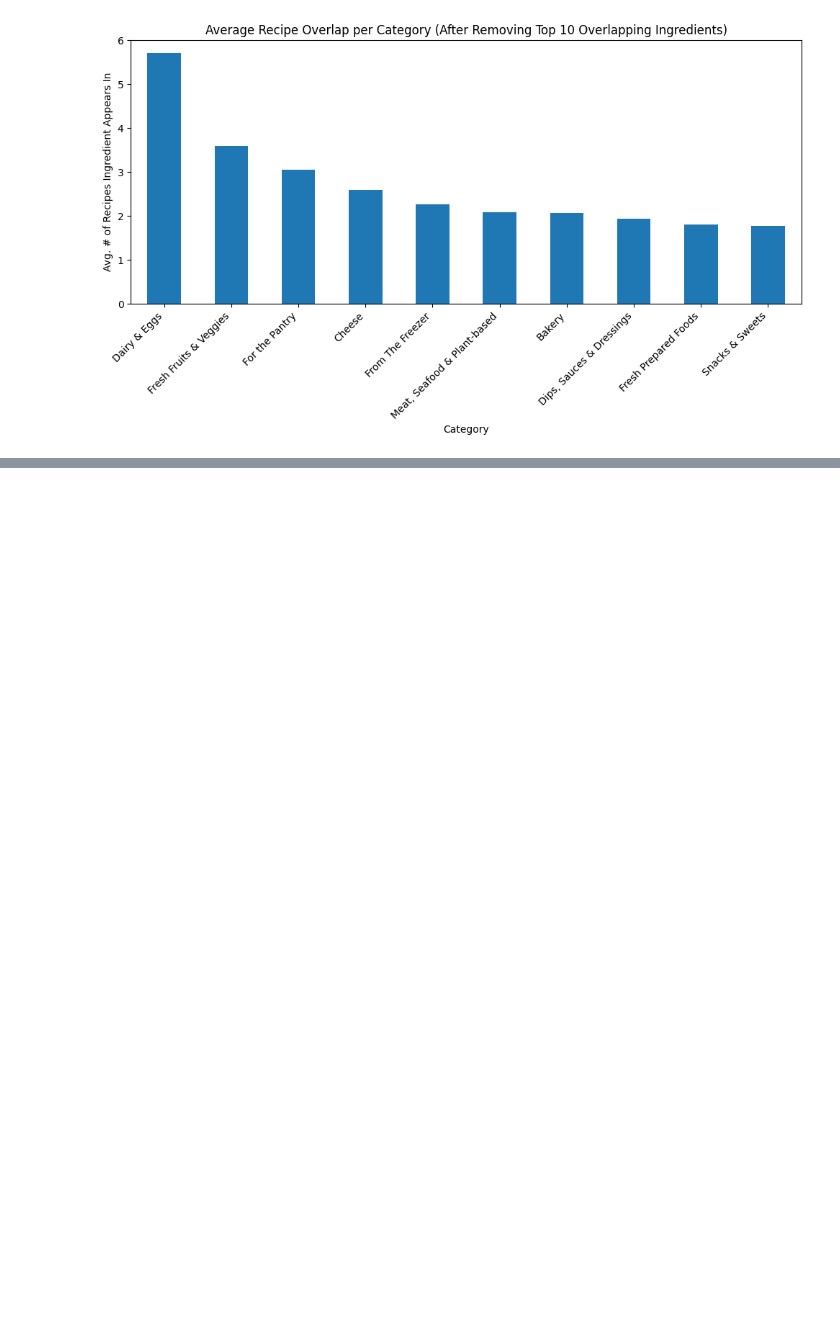
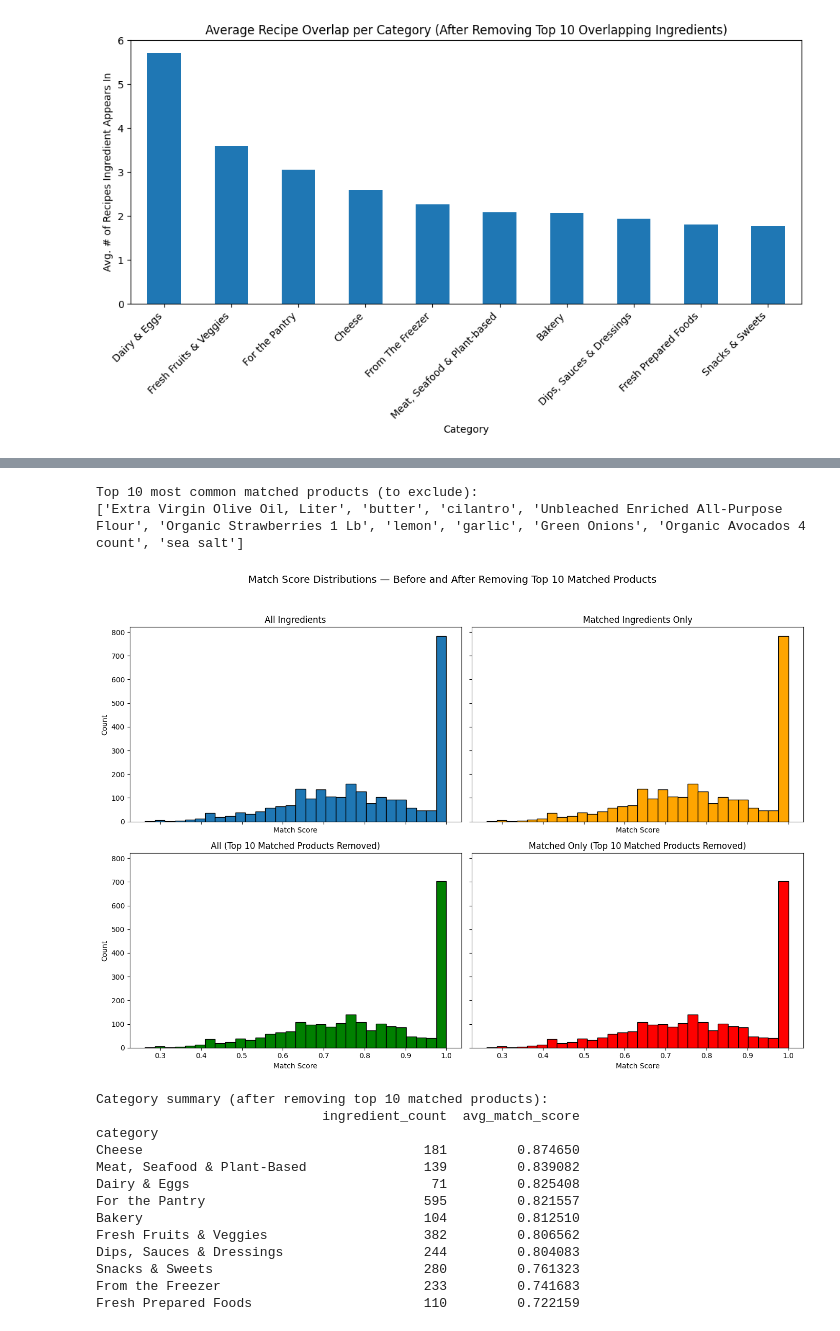
Before and after one commit to btschmid95/team-no-food-waste-for-you, a Jupyter notebook: testing/ingredient_recipe_loss_exploration.ipynb, the cells around one changed output, grey strips where cells are left out. Drawn from its saved outputs; the diff is of its cells as text; code cells hidden in the pictures; blank space fills up the shorter version.

```diff
--- a/testing/ingredient_recipe_loss_exploration.ipynb
+++ b/testing/ingredient_recipe_loss_exploration.ipynb
@@ -627,0 +733,69 @@ Name: recipe_count, dtype: float64
+# %%
+# --- 5️⃣ Filter out top 10 most common matched products ---
+top_matched = df_matched['matched_product'].value_counts().head(10).index
+print("\nTop 10 most common matched products (to exclude):")
+print(top_matched.tolist())
+
+df_no_top = df_matched[~df_matched['matched_product'].isin(top_matched)]
+
+# --- 6️⃣ 2x2 visualization comparing distributions ---
+fig, axes = plt.subplots(2, 2, figsize=(14,10), sharex=True, sharey=True)
+
+
+
+# 1️⃣ All ingredients
+axes[0,0].hist(df_new['match_score'].dropna(), bins=30, edgecolor='black')
+axes[0,0].set_title("All Ingredients")
+axes[0,0].set_xlabel("Match Score")
+axes[0,0].set_ylabel("Count")
+
+# 2️⃣ Matched-only
+axes[0,1].hist(df_matched['match_score'], bins=30, edgecolor='black', color='orange')
+axes[0,1].set_title("Matched Ingredients Only")
+axes[0,1].set_xlabel("Match Score")
+
+# 3️⃣ All (top 10 matched products removed)
+axes[1,0].hist(df_no_top['match_score'], bins=30, edgecolor='black', color='green')
+axes[1,0].set_title("All (Top 10 Matched Products Removed)")
+axes[1,0].set_xlabel("Match Score")
+axes[1,0].set_ylabel("Count")
+
+# 4️⃣ Matched (top 10 removed)
+axes[1,1].hist(df_no_top['match_score'], bins=30, edgecolor='black', color='red')
+axes[1,1].set_title("Matched Only (Top 10 Matched Products Removed)")
+axes[1,1].set_xlabel("Match Score")
+
+plt.suptitle("Match Score Distributions — Before and After Removing Top 10 Matched Products", fontsize=14)
+plt.tight_layout(rect=[0, 0, 1, 0.95])
+plt.show()
+
+# --- 7️⃣ Category overlap-style summary ---
+# Average match score + count per category after top 10 removal
+cat_summary_filtered = (
+    df_no_top.groupby('category')
+    .agg(
+        ingredient_count=('ingredient_name', 'count'),
+        avg_match_score=('match_score', 'mean')
+    )
+    .sort_values('avg_match_score', ascending=False)
+)
+
+print("\nCategory summary (after removing top 10 matched products):")
+print(cat_summary_filtered.head(15))
+# %% [output]
+Top 10 most common matched products (to exclude):
+['Extra Virgin Olive Oil, Liter', 'butter', 'cilantro', 'Unbleached Enriched All-Purpose Flour', 'Organic Strawberries 1 Lb', 'lemon', 'garlic', 'Green Onions', 'Organic Avocados 4 count', 'sea salt']
+[figure, added]
+Category summary (after removing top 10 matched products):
+                             ingredient_count  avg_match_score
+category
+Cheese                                    181         0.874650
+Meat, Seafood & Plant-Based               139         0.839082
+Dairy & Eggs                               71         0.825408
+For the Pantry                            595         0.821557
+Bakery                                    104         0.812510
+Fresh Fruits & Veggies                    382         0.806562
+Dips, Sauces & Dressings                  244         0.804083
+Snacks & Sweets                           280         0.761323
+From the Freezer                          233         0.741683
+Fresh Prepared Foods                      110         0.722159
```
Also changed, not shown: parts of 2 cells of this notebook, 1 other file.
